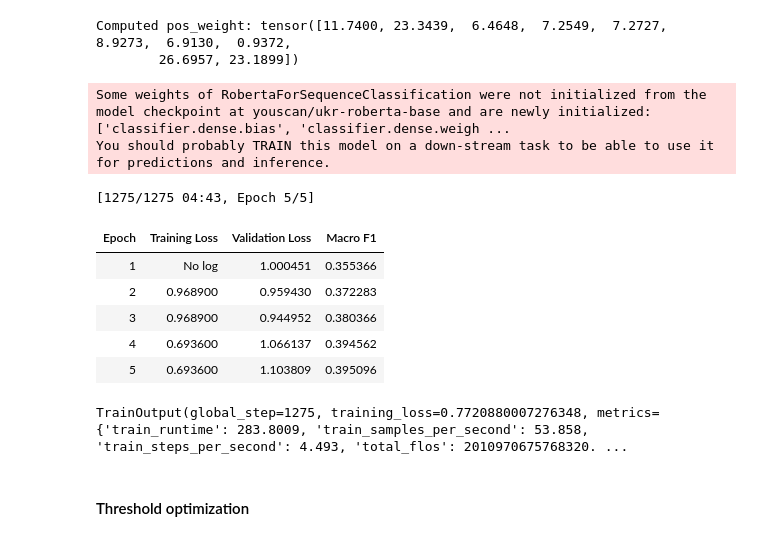
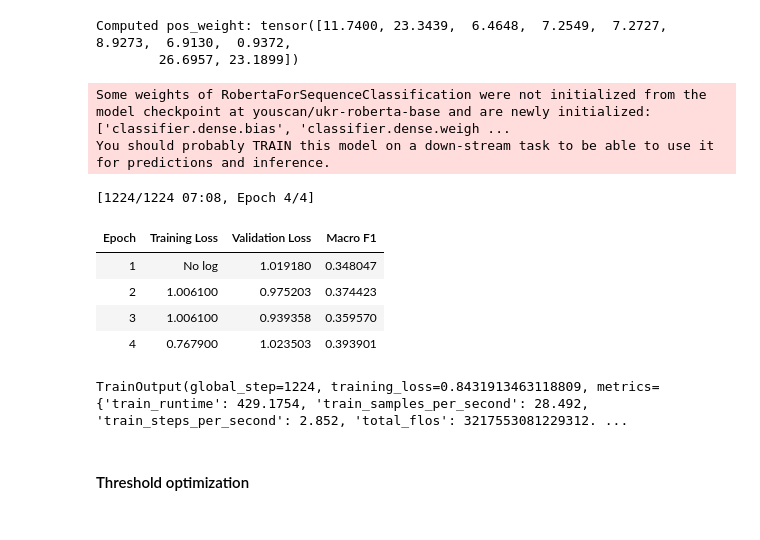
Before and after one commit to VladGrom/unlp_shared_task_2025, a Jupyter notebook: UNLP_Shared_task.ipynb, the cells around one changed output. Cells and saved outputs as stored; diff of their text form; code cells hidden in the pictures.

```diff
--- a/UNLP_Shared_task.ipynb
+++ b/UNLP_Shared_task.ipynb
@@ -164,6 +166,7 @@ def clean_text(text):
         .replace("  ", " ")
         .strip()
     )
+    text = re.sub(r'\s+', ' ', text)
     # You can add additional cleaning steps (e.g., removing URLs, punctuation) as needed
     return text
 
@@ -503,11 +611,5 @@ Example of Cleaned Content (Row 0):
 # %%
-# Load the tokenizer from the selected Ukrainian model
-# Load the Ukrainian-specific tokenizer from Hugging Face
-#tokenizer = AutoTokenizer.from_pretrained("KoichiYasuoka/roberta-base-ukrainian-upos")
-#tokenizer = AutoTokenizer.from_pretrained("ukr-models/uk-ner")
-#tokenizer = AutoTokenizer.from_pretrained("tartuNLP/Llama-2-7b-Ukrainian")
-#tokenizer = AutoTokenizer.from_pretrained("ukr-models/uk-summarizer")
-tokenizer = AutoTokenizer.from_pretrained("youscan/ukr-roberta-base")
+tokenizer = AutoTokenizer.from_pretrained(model_name)
 
 # Test the tokenizer on the cleaned text from the first row
 sample_text = df.loc[0, 'clean_content']
@@ -659,13 +761,12 @@ train_df
 3057 rows × 13 columns
 # %%
 # Load the tokenizer (using the chosen Ukrainian model)
-tokenizer = AutoTokenizer.from_pretrained("youscan/ukr-roberta-base")
-tokenizer.truncation_side = "left"
+tokenizer = AutoTokenizer.from_pretrained(model_name)
 
 # A preprocessing function for our texts
 def preprocess_classification(example):
     # Tokenize the 'clean_content'; adjust max_length as needed.
-    encoding = tokenizer(example['clean_content'], truncation=True, padding="max_length", max_length=256)
+    encoding = tokenizer(example['clean_content'], truncation=True, padding="max_length", max_length=max_tokens_length)
     # Add the binary label vector
     encoding['labels'] = [float(l) for l in example['labels_vector']]
     return encoding
@@ -894,6 +995,22 @@ print("Computed pos_weight:", pos_weight)
 # %% [output]
 Computed pos_weight: tensor([11.7400, 23.3439,  6.4648,  7.2549,  7.2727,  8.9273,  6.9130,  0.9372,
         26.6957, 23.1899])
+# %%
+class DataCollatorForMultiLabelClassification(DataCollatorWithPadding):
+    def __call__(self, features):
+        # Check if the first feature has the "labels" key.
+        if "labels" in features[0]:
+            labels = [feature.pop("labels") for feature in features]
+        else:
+            labels = None
+
+        # Pad the remaining features (e.g., input_ids, attention_mask).
+        batch = super().__call__(features)
+
+        # If labels were present, stack them into a tensor.
+        if labels is not None:
+            batch["labels"] = torch.stack([torch.as_tensor(label, dtype=torch.float) for label in labels])
+        return batch
 # %%
 # Assume technique_list is the sorted list of labels (in the same order as above).
 technique_list = sorted(label_counts.keys())
@@ -902,7 +1019,7 @@ label2id = {label: i for i, label in enumerate(technique_list)}
 
 # Load the model (multilabel classification)
 model = AutoModelForSequenceClassification.from_pretrained(
-    "youscan/ukr-roberta-base",
+    model_name,
     num_labels=len(technique_list),
     problem_type="multi_label_classification",
     id2label=id2label,
@@ -927,6 +1044,9 @@ class WeightedLossTrainer(Trainer):
         loss = loss_fct(logits, labels.float())
         return (loss, outputs) if return_outputs else loss
 
+# Instantiate the data collator with explicit padding strategy.
+data_collator = DataCollatorForMultiLabelClassification(tokenizer, padding="max_length", max_length=max_tokens_length)
+
 # Define a compute_metrics function (using macro F1 as an example)
 def compute_metrics(eval_pred):
     logits, labels = eval_pred
@@ -939,44 +1059,44 @@ def compute_metrics(eval_pred):
 training_args = TrainingArguments(
     output_dir="./models/trainer_output",
     seed=42,
     report_to="none",
     eval_strategy="epoch",
     save_strategy="epoch",
-    num_train_epochs=5,  # Increase epochs if needed
-    per_device_train_batch_size=12,
-    per_device_eval_batch_size=12,
+    num_train_epochs=4,  # Increase epochs if needed
+    per_device_train_batch_size=10,
+    per_device_eval_batch_size=10,
     learning_rate=2e-5,
-    weight_decay=0.01,
+    weight_decay=0.1,
     fp16=True,
     #load_best_model_at_end=True,
 )
 
 # Assume train_dataset and val_dataset are already prepared Hugging Face datasets.
 # They should include the fields "input_ids", "attention_mask", and "labels" (with labels as float vectors).
 
 # Initialize the custom Trainer.
 trainer = WeightedLossTrainer(
     model=model,
     args=training_args,
     train_dataset=train_dataset,
     eval_dataset=val_dataset,
     compute_metrics=compute_metrics,
     pos_weight=pos_weight,
+    data_collator=data_collator
 )
 
 # Start training.
 trainer.train()
 # %% [output]
 Some weights of RobertaForSequenceClassification were not initialized from the model checkpoint at youscan/ukr-roberta-base and are newly initialized: ['classifier.dense.bias', 'classifier.dense.weigh ...
 You should probably TRAIN this model on a down-stream task to be able to use it for predictions and inference.
-[1275/1275 04:43, Epoch 5/5]
+[1224/1224 07:08, Epoch 4/4]
 | Epoch | Training Loss | Validation Loss | Macro F1 |
-| 1 | No log | 1.000451 | 0.355366 |
-| 2 | 0.968900 | 0.959430 | 0.372283 |
-| 3 | 0.968900 | 0.944952 | 0.380366 |
-| 4 | 0.693600 | 1.066137 | 0.394562 |
-| 5 | 0.693600 | 1.103809 | 0.395096 |
+| 1 | No log | 1.019180 | 0.348047 |
+| 2 | 1.006100 | 0.975203 | 0.374423 |
+| 3 | 1.006100 | 0.939358 | 0.359570 |
+| 4 | 0.767900 | 1.023503 | 0.393901 |
-TrainOutput(global_step=1275, training_loss=0.7720880007276348, metrics={'train_runtime': 283.8009, 'train_samples_per_second': 53.858, 'train_steps_per_second': 4.493, 'total_flos': 2010970675768320. ...
+TrainOutput(global_step=1224, training_loss=0.8431913463118809, metrics={'train_runtime': 429.1754, 'train_samples_per_second': 28.492, 'train_steps_per_second': 2.852, 'total_flos': 3217553081229312. ...
 # %% [markdown]
 #### Threshold optimization
 # %%
```
Also changed, not shown: parts of 31 cells of this notebook.
